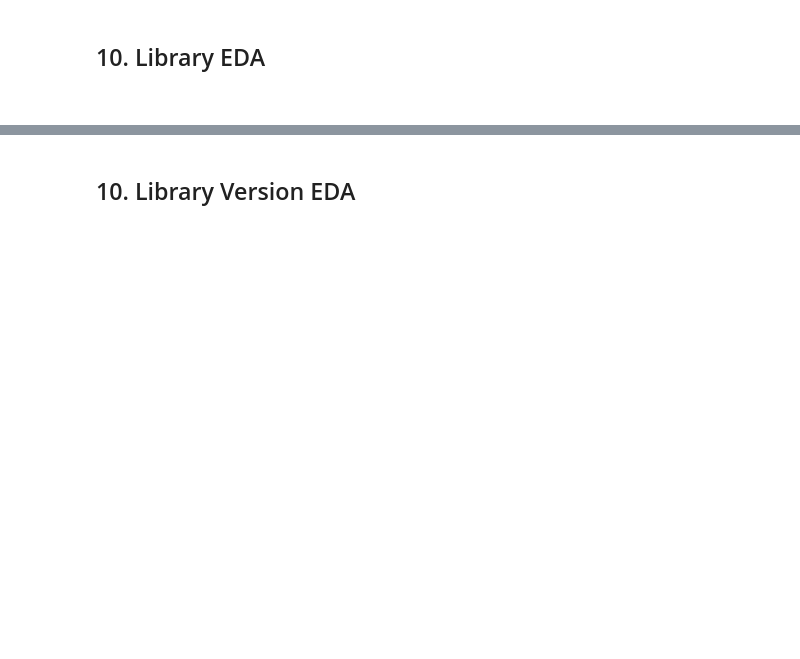
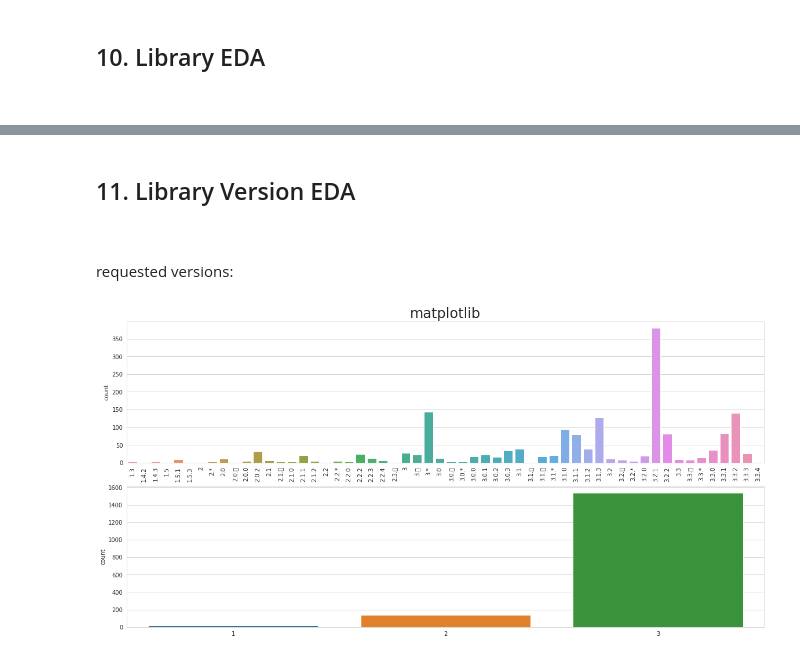
Before and after one commit to kevingao26/Binder-Logs, a Jupyter notebook: Binder-Specs-EDA.ipynb, the cells around one changed output, grey strips where cells are left out. Cells and saved outputs as stored; diff of their text form; code cells hidden in the pictures; blank space fills up the shorter version.

```diff
--- a/Binder-Specs-EDA.ipynb
+++ b/Binder-Specs-EDA.ipynb
@@ -585,3 +610,0 @@ dp_df["pandas"].value_counts()
-# %%
-for i in dp_df.columns:
-    print(i + " " + str(dp_df[i].count() / len(dp_df)))
@@ -589,0 +620,3 @@ dp_df.to_pickle("./dp_df.pkl")
+# %%
+dp_df = dp_df.reset_index().groupby("index").first()
+dp_df
@@ -644,5 +701,46 @@ sdf.count(axis=1).plot(x = 'value', y = 'cdf', grid = True)
 # %% [markdown]
 <a name='veda'></a>
-## 10. Library Version EDA
+## 11. Library Version EDA
 
 <br>
+# %% [markdown]
+requested versions:
+# %%
+def take_last(splitlist, index):
+    try:
+        return splitlist[index][-1]
+    except:
+        return ''
+
+def lib_version_dist(col):
+    mb_list = dp_df[col].tolist()
+    mb_list = list(filter(lambda a: (a != None) and (a != 'Default'), mb_list))
+    sp_list = []
+    s0_list = []
+    for i in mb_list:
+        sp_string = ''
+        splitlist = i.split('.')
+        if len(splitlist) > 0:
+            sp_string = sp_string + take_last(splitlist, 0)
+            s0_list.append(sp_string)
+            if len(splitlist) > 1:
+                sp_string = sp_string + '.' + take_last(splitlist, 1)
+                if len(splitlist) > 2:
+                    sp_string = sp_string + '.' + take_last(splitlist, 2)
+
+        sp_list.append(sp_string)
+
+    fig, axs = plt.subplots(2, 1, constrained_layout=True)
+    fig.set_size_inches(16, 8)
+    #plot1 = plt.figure(figsize=(20,10))
+    axs[0].set_title(col, fontsize=24)
+    chart1 = sns.countplot(np.sort(sp_list), ax=axs[0])
+    _ = chart1.set_xticklabels(chart1.get_xticklabels(), rotation=90)
+    chart2 = sns.countplot(np.sort(s0_list), ax=axs[1])
+    _ = chart2.set_xticklabels(chart2.get_xticklabels(), rotation=0)
+    fig.show()
+
+
+lib_version_dist("matplotlib")
+# %% [output]
+[figure, added]
```
Also changed, not shown: parts of 47 cells of this notebook.
